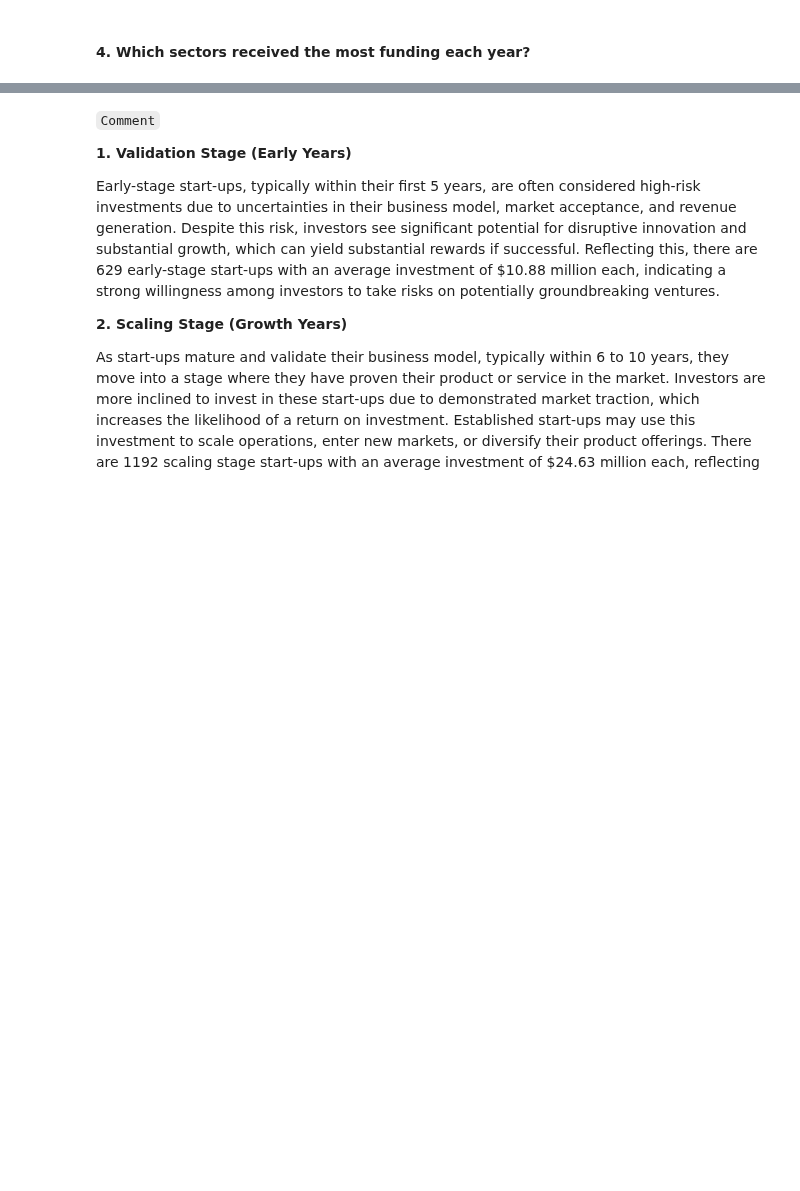
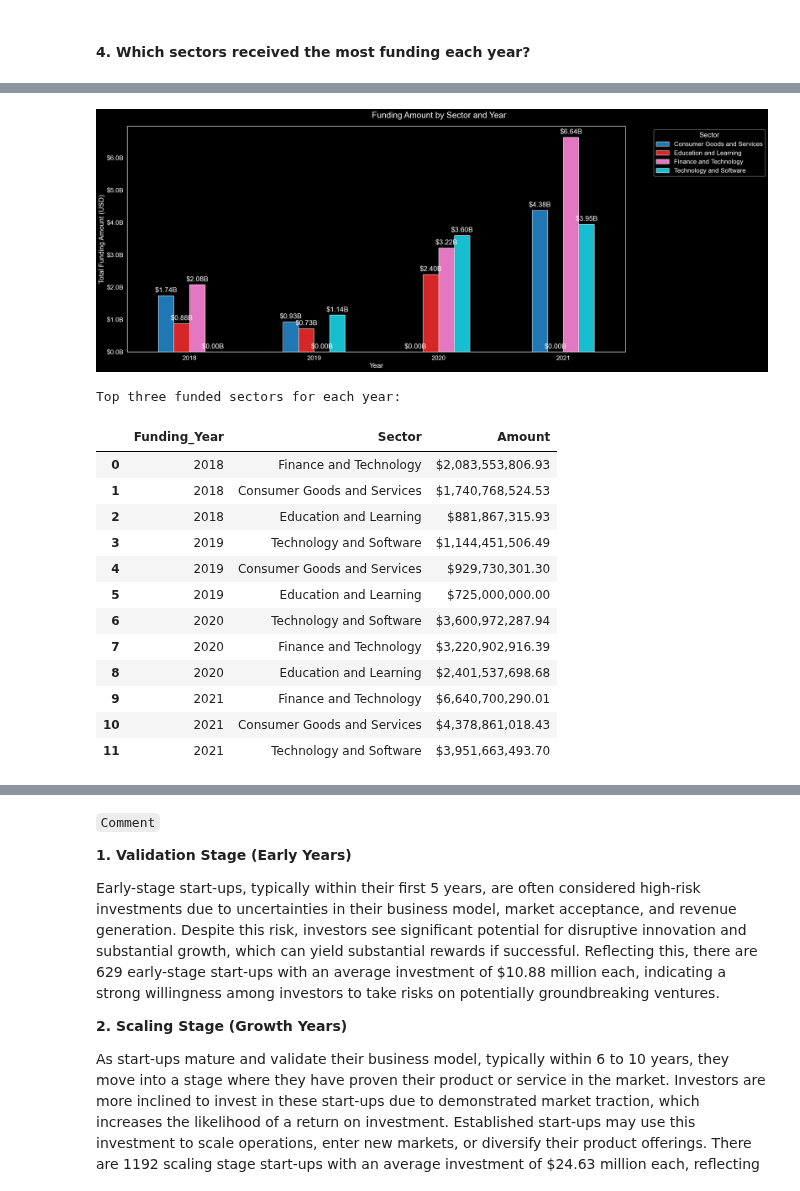
Before and after one commit to Nfayem/LP1_Data_Analytics_Project, a Jupyter notebook: Notebook/LP1_Data_Analytics_Project.ipynb, the cells around one changed output, grey strips where cells are left out. Drawn from its saved outputs; the diff is of its cells as text; code cells hidden in the pictures; blank space fills up the shorter version.

```diff
--- a/Notebook/LP1_Data_Analytics_Project.ipynb
+++ b/Notebook/LP1_Data_Analytics_Project.ipynb
@@ -6922,0 +7048,71 @@ This comprehensive analysis provides actionable insights for startups to underst
+# %%
+# Grouping by Year and Sector to find the total funding amount for each sector in each year
+sector_funding_by_year = cl_lp1df4.groupby(['Funding_Year', 'Sector'])['Amount'].sum().reset_index()
+
+# Sorting the sector_funding_by_year DataFrame by 'Funding_Year' and 'Amount' in descending order
+sorted_sector_funding = sector_funding_by_year.sort_values(by=['Funding_Year', 'Amount'], ascending=[True, False])
+
+# Creating an empty list to store the top three funded sectors for each year
+top_three_sectors = []
+
+# Iterating over each year and selecting the top three funded sectors
+for year in sorted_sector_funding['Funding_Year'].unique():
+    top_sectors_year = sorted_sector_funding[sorted_sector_funding['Funding_Year'] == year].head(3)
+    top_three_sectors.extend(top_sectors_year.values.tolist())
+
+# Creating a DataFrame from the list of top three sectors
+top_three_sectors_df = pd.DataFrame(top_three_sectors, columns=['Funding_Year', 'Sector', 'Amount'])
+
+# Format the 'Amount' column to display funding amounts in currency format
+top_three_sectors_formatted = top_three_sectors_df.copy()
+top_three_sectors_formatted["Amount"] = top_three_sectors_formatted["Amount"].apply(lambda x: "${:,.2f}".format(x))
+
+# Create a pivot table for plotting, filling missing values with 0
+pivot_df = top_three_sectors_df.pivot(index='Funding_Year', columns='Sector', values='Amount').fillna(0)
+
+# # Plotting the top three funded sectors for each year
+ax = pivot_df.plot(kind='bar', figsize=(24, 10), colormap='tab10', width=0.5)
+
+# Set the title and labels for the plot
+plt.xlabel('Year')
+plt.ylabel('Total Funding Amount (USD)')
+plt.suptitle('Funding Amount by Sector and Year',y=0.95)
+plt.xticks(rotation=0)
+plt.legend(title='Sector', bbox_to_anchor=(1.05, 1), loc='upper left')
+plt.tight_layout()
+
+# Apply the custom formatter to the x-axis to format labels as currency in billions
+ax.yaxis.set_major_formatter(FuncFormatter(billions_formatter))
+
+# Add data labels
+for container in ax.containers:
+    for bar in container:
+        height = bar.get_height()
+        ax.annotate(f'${height * 1e-9:.2f}B',
+                    xy=(bar.get_x() + bar.get_width() / 2, height),
+                    xytext=(0, 5),
+                    textcoords="offset points",
+                    ha='center', va='bottom')
+
+# Diplay plot
+plt.show()
+
+# Display the top three funded sectors for each year
+print('Top three funded sectors for each year:')
+top_three_sectors_formatted
+# %% [output]
+[figure, added]
+Top three funded sectors for each year:
+|  | Funding_Year | Sector | Amount |
+| 0 | 2018 | Finance and Technology | $2,083,553,806.93 |
+| 1 | 2018 | Consumer Goods and Services | $1,740,768,524.53 |
+| 2 | 2018 | Education and Learning | $881,867,315.93 |
+| 3 | 2019 | Technology and Software | $1,144,451,506.49 |
+| 4 | 2019 | Consumer Goods and Services | $929,730,301.30 |
+| 5 | 2019 | Education and Learning | $725,000,000.00 |
+| 6 | 2020 | Technology and Software | $3,600,972,287.94 |
+| 7 | 2020 | Finance and Technology | $3,220,902,916.39 |
+| 8 | 2020 | Education and Learning | $2,401,537,698.68 |
+| 9 | 2021 | Finance and Technology | $6,640,700,290.01 |
+| 10 | 2021 | Consumer Goods and Services | $4,378,861,018.43 |
+| 11 | 2021 | Technology and Software | $3,951,663,493.70 |
```
Also changed, not shown: parts of 22 cells of this notebook, 2 other files.
